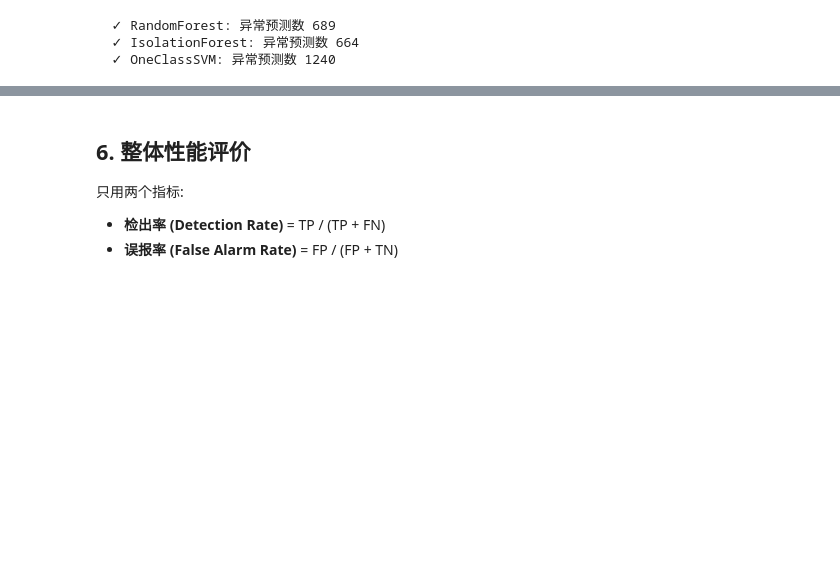
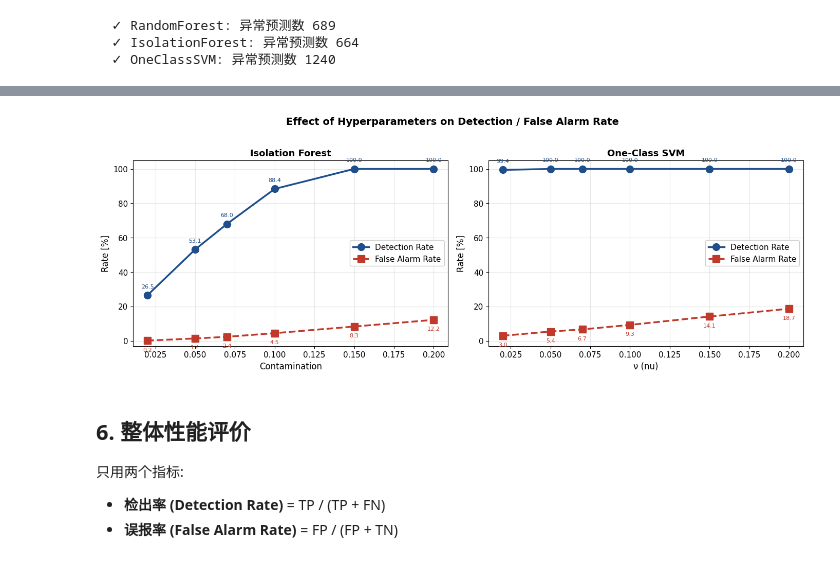
Before and after one commit to zdc1zdd/ble-anomaly-detection, a Jupyter notebook: anomaly_detection.ipynb, the cells around one changed output, grey strips where cells are left out. Saved outputs shown, nothing was run; the diff lists cells and outputs as text; code cells hidden in the pictures; blank space fills up the shorter version.

```diff
--- a/anomaly_detection.ipynb
+++ b/anomaly_detection.ipynb
@@ -470,0 +623,74 @@ for method in methods_list:
+# %%
+# ========== 超参数扫描: 无监督学习 ==========
+
+# --- IForest: 扫描 contamination ---
+contamination_values = [0.02, 0.05, 0.07, 0.10, 0.15, 0.20]
+iforest_results = []
+print("=== Isolation Forest: scan contamination ===")
+for c in contamination_values:
+    m = IsolationForestMethod(n_estimators=100, contamination=c, random_state=42)
+    dr, far = eval_method_quick(m)
+    iforest_results.append((c, dr, far))
+    print(f"  contam={c:.2f}: DR={dr:.2f}%, FAR={far:.2f}%")
+
+# --- OC-SVM: 扫描 nu ---
+nu_values = [0.02, 0.05, 0.07, 0.10, 0.15, 0.20]
+ocsvm_results = []
+print("\n=== One-Class SVM: scan nu ===")
+for nu in nu_values:
+    m = OneClassSVMMethod(nu=nu, kernel='rbf', gamma='scale')
+    dr, far = eval_method_quick(m)
+    ocsvm_results.append((nu, dr, far))
+    print(f"  nu={nu:.2f}: DR={dr:.2f}%, FAR={far:.2f}%")
+
+# --- 可视化 ---
+fig, axes = plt.subplots(1, 2, figsize=(14, 5))
+
+# IForest
+ax = axes[0]
+contams = [r[0] for r in iforest_results]
+drs = [r[1] for r in iforest_results]
+fars = [r[2] for r in iforest_results]
+ax.plot(contams, drs, 'o-', color='#1f4e8c', linewidth=2.5,
+        markersize=10, label='Detection Rate')
+ax.plot(contams, fars, 's--', color='#c0392b', linewidth=2.5,
+        markersize=10, label='False Alarm Rate')
+ax.set_xlabel('Contamination', fontsize=12)
+ax.set_ylabel('Rate [%]', fontsize=12)
+ax.set_title('Isolation Forest', fontsize=13, fontweight='bold')
+ax.legend(loc='center right', fontsize=11, framealpha=0.95)
+ax.grid(True, alpha=0.3)
+ax.set_ylim(-3, 105)
+for c, dr, far in iforest_results:
+    ax.annotate(f'{dr:.1f}', (c, dr), textcoords="offset points",
+                xytext=(0, 10), ha='center', fontsize=8, color='#1f4e8c')
+    ax.annotate(f'{far:.1f}', (c, far), textcoords="offset points",
+                xytext=(0, -15), ha='center', fontsize=8, color='#c0392b')
+
+# OC-SVM
+ax = axes[1]
+nus = [r[0] for r in ocsvm_results]
+drs2 = [r[1] for r in ocsvm_results]
+fars2 = [r[2] for r in ocsvm_results]
+ax.plot(nus, drs2, 'o-', color='#1f4e8c', linewidth=2.5,
+        markersize=10, label='Detection Rate')
+ax.plot(nus, fars2, 's--', color='#c0392b', linewidth=2.5,
+        markersize=10, label='False Alarm Rate')
+ax.set_xlabel('ν (nu)', fontsize=12)
+ax.set_ylabel('Rate [%]', fontsize=12)
+ax.set_title('One-Class SVM', fontsize=13, fontweight='bold')
+ax.legend(loc='center right', fontsize=11, framealpha=0.95)
+ax.grid(True, alpha=0.3)
+ax.set_ylim(-3, 105)
+for nu, dr, far in ocsvm_results:
+    ax.annotate(f'{dr:.1f}', (nu, dr), textcoords="offset points",
+                xytext=(0, 10), ha='center', fontsize=8, color='#1f4e8c')
+    ax.annotate(f'{far:.1f}', (nu, far), textcoords="offset points",
+                xytext=(0, -15), ha='center', fontsize=8, color='#c0392b')
+
+plt.suptitle('Effect of Hyperparameters on Detection / False Alarm Rate',
+             fontsize=14, fontweight='bold', y=1.02)
+plt.tight_layout()
+plt.savefig(f'{OUTPUT_DIR}/sweep_unsupervised.png', dpi=300, bbox_inches='tight')
+plt.show()
+# %% [output]
@@ -471,3 +712,4 @@ for method in methods_list:
+[figure, added]
 # %% [markdown]
 ## 6. 整体性能评价
 
```
Also changed, not shown: parts of 3 cells of this notebook, 3 other files.
